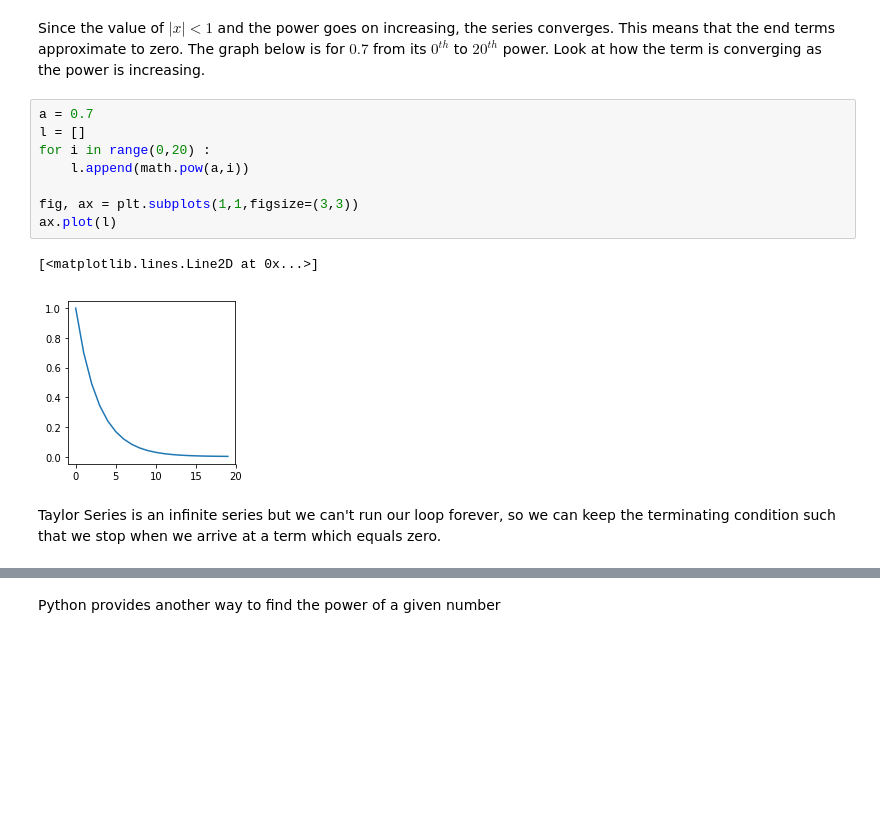
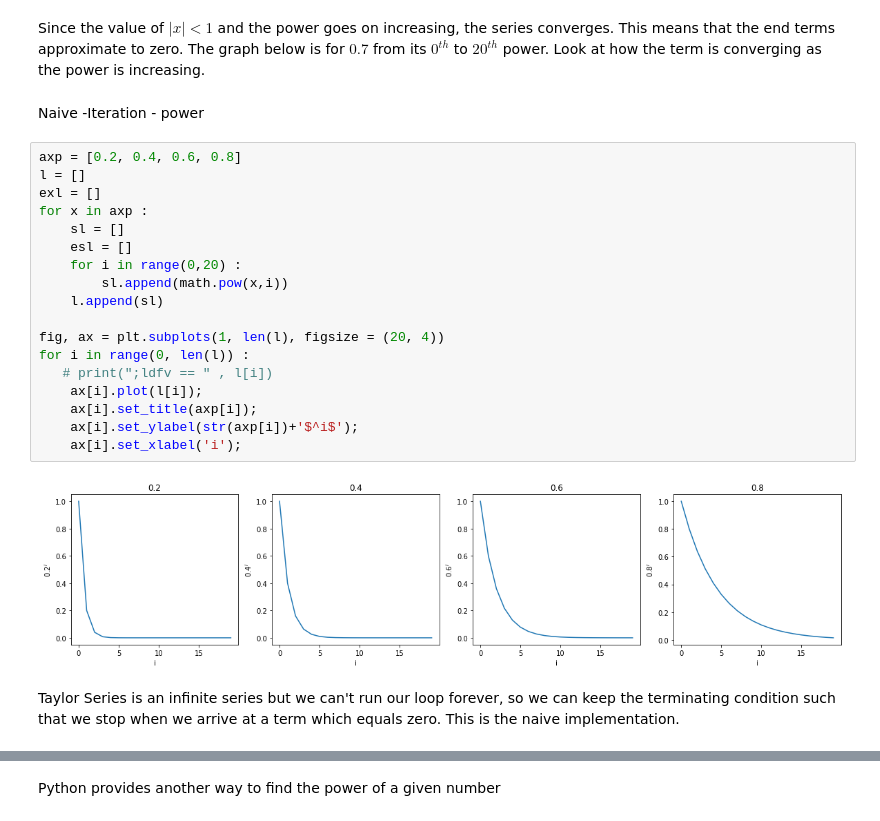
Before and after one commit to ShwetaBarge/PythonForDataScience, a Jupyter notebook: Taylor Series.ipynb, the cells around one changed output, grey strips where cells are left out. Drawn from its saved outputs; the diff is of its cells as text; blank space fills up the shorter version.

```diff
--- a/Taylor Series.ipynb
+++ b/Taylor Series.ipynb
@@ -37,19 +116,30 @@ import matplotlib.pyplot as plt
 <br>This holds true when $|x| < 1$
 # %% [markdown]
 Since the value of $|x| < 1$ and the power goes on increasing, the series converges. This means that the end terms approximate to zero. The graph below is for $0.7$ from its $0^{th}$ to $20^{th}$ power. Look at how the term is converging as the power is increasing.
-# %%
-a = 0.7
-l = []
-for i in range(0,20) :
-    l.append(math.pow(a,i))
-
-fig, ax = plt.subplots(1,1,figsize=(3,3))
-ax.plot(l)
-# %% [output]
-[<matplotlib.lines.Line2D at 0x...>]
-[figure, removed]
+# %% [markdown]
+Naive -Iteration - power
+# %%
+axp = [0.2, 0.4, 0.6, 0.8]
+l = []
+exl = []
+for x in axp :
+    sl = []
+    esl = []
+    for i in range(0,20) :
+        sl.append(math.pow(x,i))
+    l.append(sl)
+
+fig, ax = plt.subplots(1, len(l), figsize = (20, 4))
+for i in range(0, len(l)) :
+   # print(";ldfv == " , l[i])
+    ax[i].plot(l[i]);
+    ax[i].set_title(axp[i]);
+    ax[i].set_ylabel(str(axp[i])+'$^i$');
+    ax[i].set_xlabel('i');
+# %% [output]
+[figure, added]
 # %% [markdown]
-Taylor Series is an infinite series but we can't run our loop forever, so we can keep the terminating condition such that we stop when we arrive at a term which equals zero.
+Taylor Series is an infinite series but we can't run our loop forever, so we can keep the terminating condition such that we stop when we arrive at a term which equals zero. This is the naive implementation.
 # %%
 %%timeit
 def gpsum(a):
```
Also changed, not shown: parts of 37 cells of this notebook.
